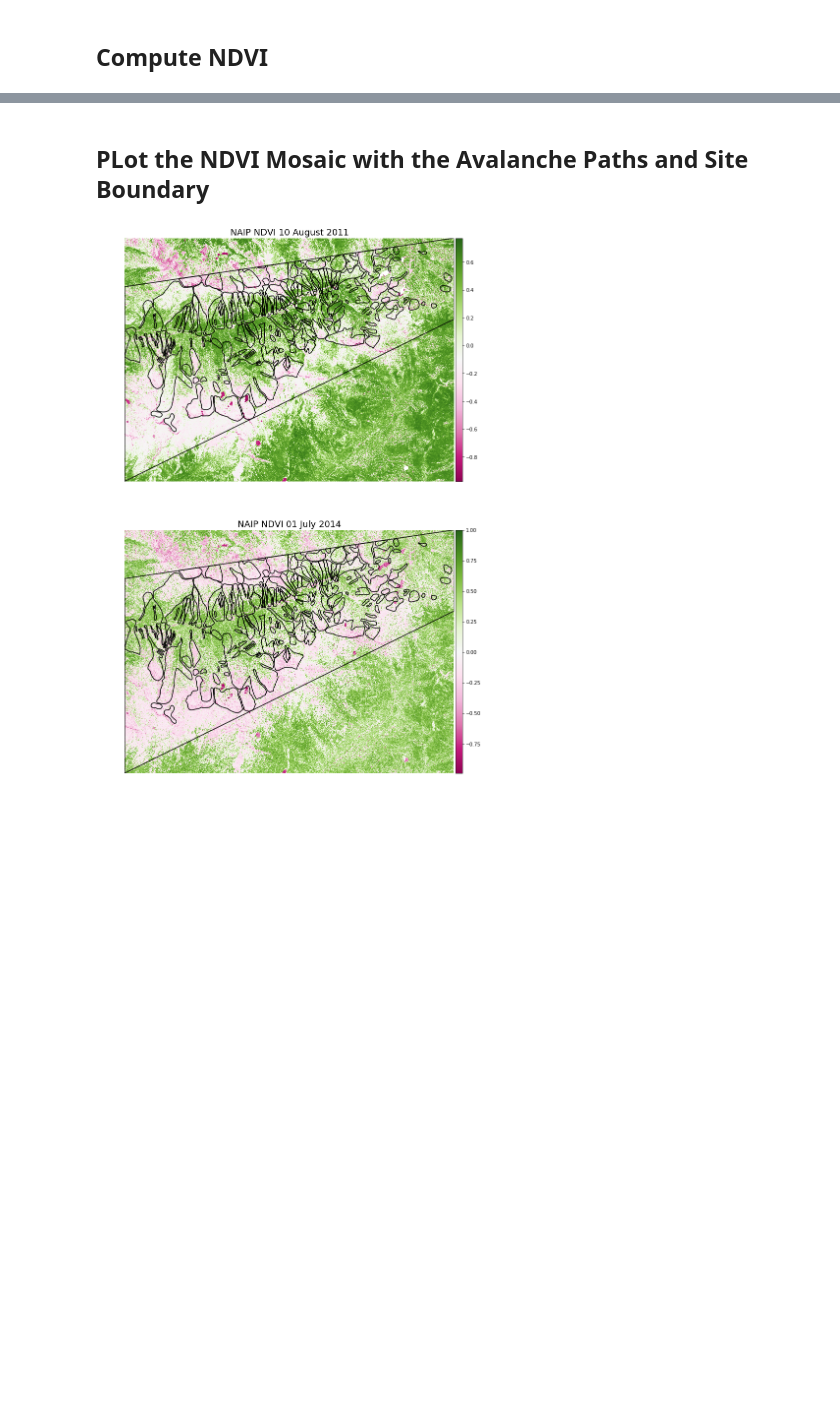
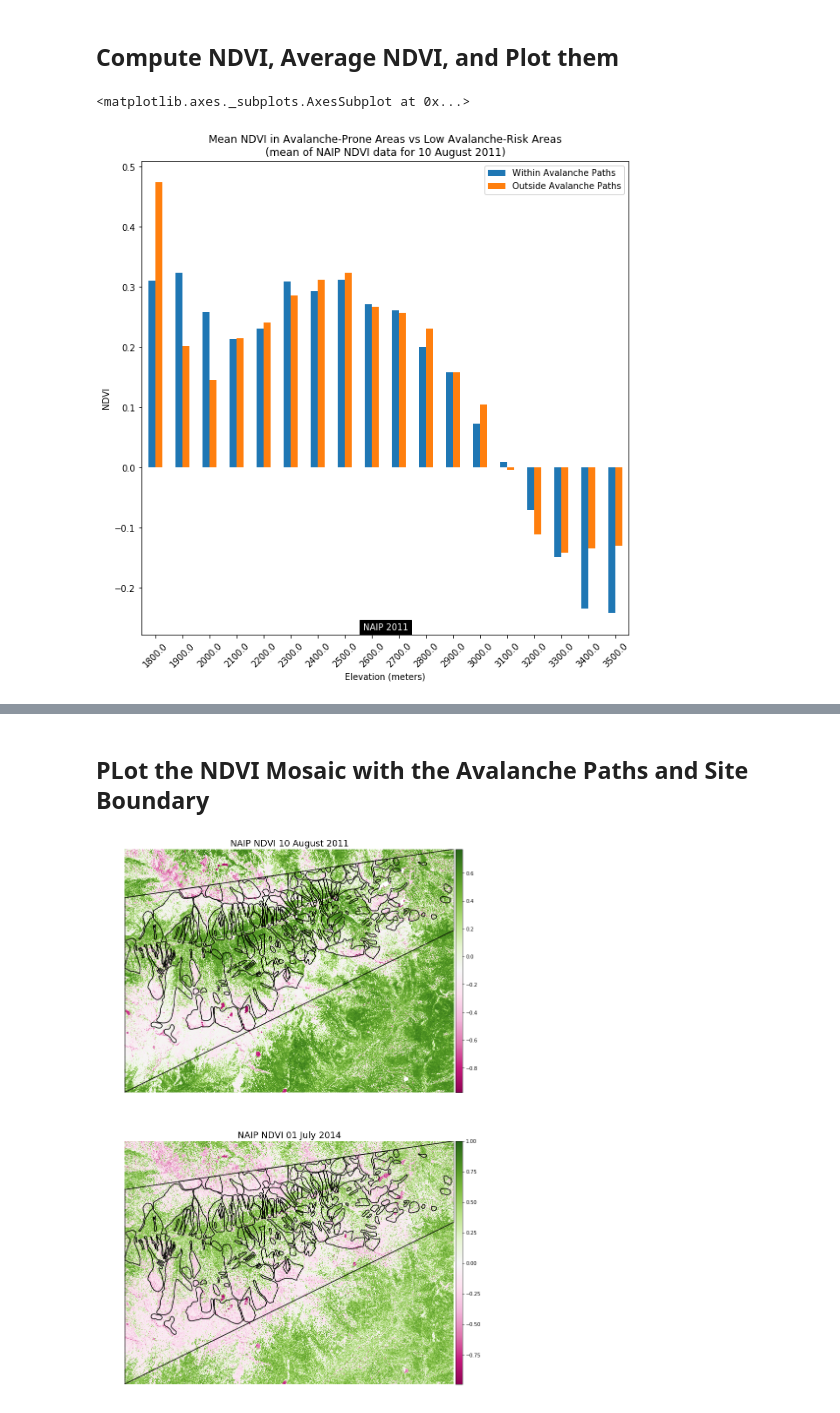
Before and after one commit to avalanche-mapping/avalanche-mapping, a Jupyter notebook: naip-ndvi.ipynb, the cells around one changed output, grey strips where cells are left out. Saved outputs shown, nothing was run; the diff lists cells and outputs as text; code cells hidden in the pictures; blank space fills up the shorter version.

Commit message:
Updates to naip ndvi analysis using common_functions

```diff
--- a/naip-ndvi.ipynb
+++ b/naip-ndvi.ipynb
@@ -30,6 +28,8 @@ with rio.open(mosaic_2011_fp) as mosaic_2011_src:
     mosaic_2011_scene = mosaic_2011_src.read()
     mosaic_2011_scene_meta = mosaic_2011_src.meta
     mosaic_2011_scene_bds = mosaic_2011_src.bounds
+    study_area_box_reprojected = common.study_area_box_gdf.to_crs(mosaic_2011_src.crs)
+    masked_mosaic_2011, masked_mosaic_2011_affine = mask(mosaic_2011_src, study_area_box_reprojected.geometry, crop=True)
 # %%
 # Open 2014 mosaic file
 mosaic_2014_fp = "data/final-project/cottonwood-heights-utah/naip/outputs/naip_2014_mosaic_crop.tif"
@@ -52,7 +52,7 @@ avalanche_paths = gpd.read_file(avalanche_paths_filename[0])
 # Clip paths to site boundary
 avalanche_clip = cl.clip_shp(avalanche_paths, avalanche_boundary)
 # %% [markdown]
-## Compute NDVI
+## Compute NDVI, Average NDVI, and Plot them
 # %%
 # Convert the data to int to avoid the divide by zero error
 mosaic_2011_scene = mosaic_2011_scene.astype(int)
@@ -60,3 +60,23 @@ mosaic_2014_scene = mosaic_2014_scene.astype(int)
 # Compute NDVI
 ndvi_2011_mosaic = es.normalized_diff(b2=mosaic_2011_scene[3], b1=mosaic_2011_scene[2])
 ndvi_2014_mosaic = es.normalized_diff(b2=mosaic_2014_scene[3], b1=mosaic_2014_scene[2])
+# %%
+# Compute average NAIP 2011 NDVI within avalanche paths and outside avi paths
+avalanche_overlap_shape = common.generate_unioned_avalanche_overlay(mosaic_2011_src.crs)
+merged_results_ndvi_2011 = common.rasterstats_grouped_by_height(avalanche_overlap_shape,
+                                                                ndvi_2011_mosaic,
+                                                                masked_mosaic_2011_affine,
+                                                                "mean")
+# %%
+# Plot the average NAIP 2011 NDVI within and outside the avi paths
+common.plot_bar(merged_results_ndvi_2011[merged_results_ndvi_2011['height_bucket'] != 0],
+                "height_bucket",
+                "Elevation (meters)",
+                ['mean_avalanche', 'mean_no_avalanche'],
+                "NDVI",
+                "Mean NDVI in Avalanche-Prone Areas vs Low Avalanche-Risk Areas\n" +
+                "(mean of NAIP NDVI data for 10 August 2011)",
+                "NAIP 2011", series_names=['Within Avalanche Paths', 'Outside Avalanche Paths'])
+# %% [output]
+<matplotlib.axes._subplots.AxesSubplot at 0x...>
+[figure, added]
```
Also changed, not shown: parts of 7 cells of this notebook.
